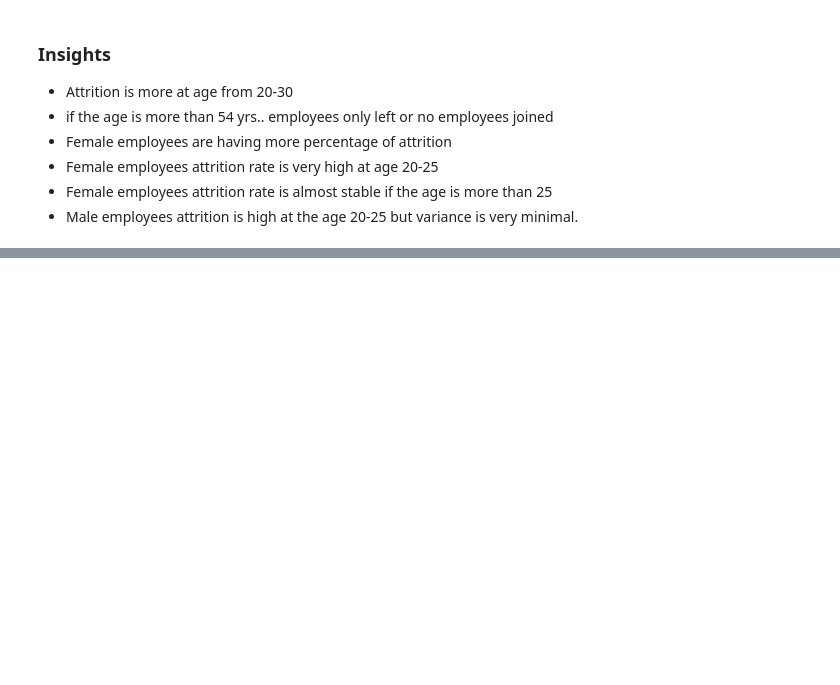
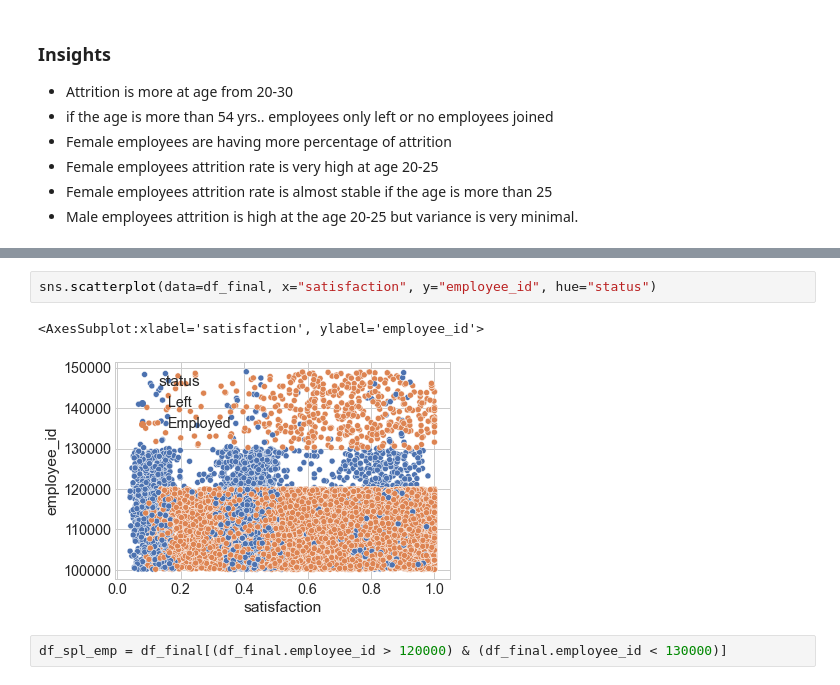
Before and after one commit to yoganandaraol/EmployeeAttritionClassification, a Jupyter notebook: Employee-Attrition-EDA.ipynb, the cells around one changed output, grey strips where cells are left out. Drawn from its saved outputs; the diff is of its cells as text; blank space fills up the shorter version.

```diff
--- a/Employee-Attrition-EDA.ipynb
+++ b/Employee-Attrition-EDA.ipynb
@@ -742,0 +760,7 @@ Name: status, dtype: int64
+# %%
+sns.scatterplot(data=df_final, x="satisfaction", y="employee_id", hue="status")
+# %% [output]
+<AxesSubplot:xlabel='satisfaction', ylabel='employee_id'>
+[figure, added]
+# %%
+df_spl_emp = df_final[(df_final.employee_id > 120000) & (df_final.employee_id < 130000)]
```
Also changed, not shown: parts of 40 cells of this notebook.
